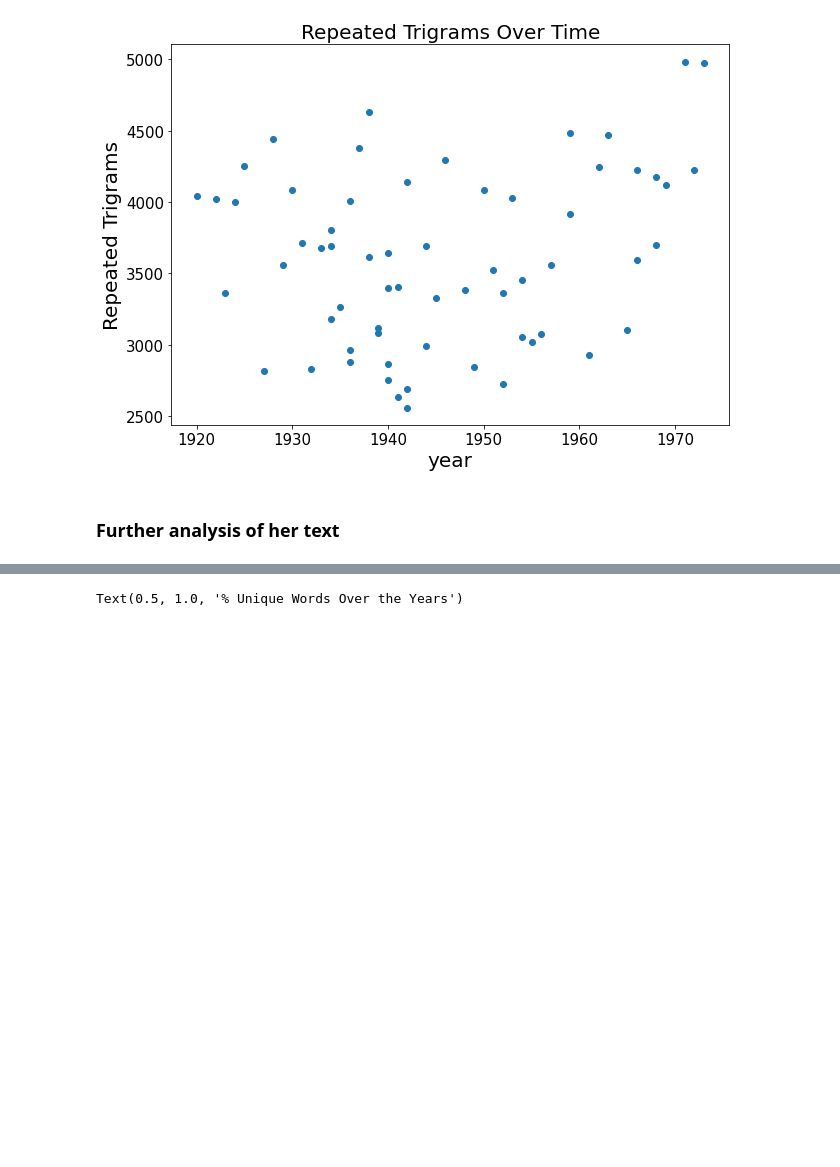
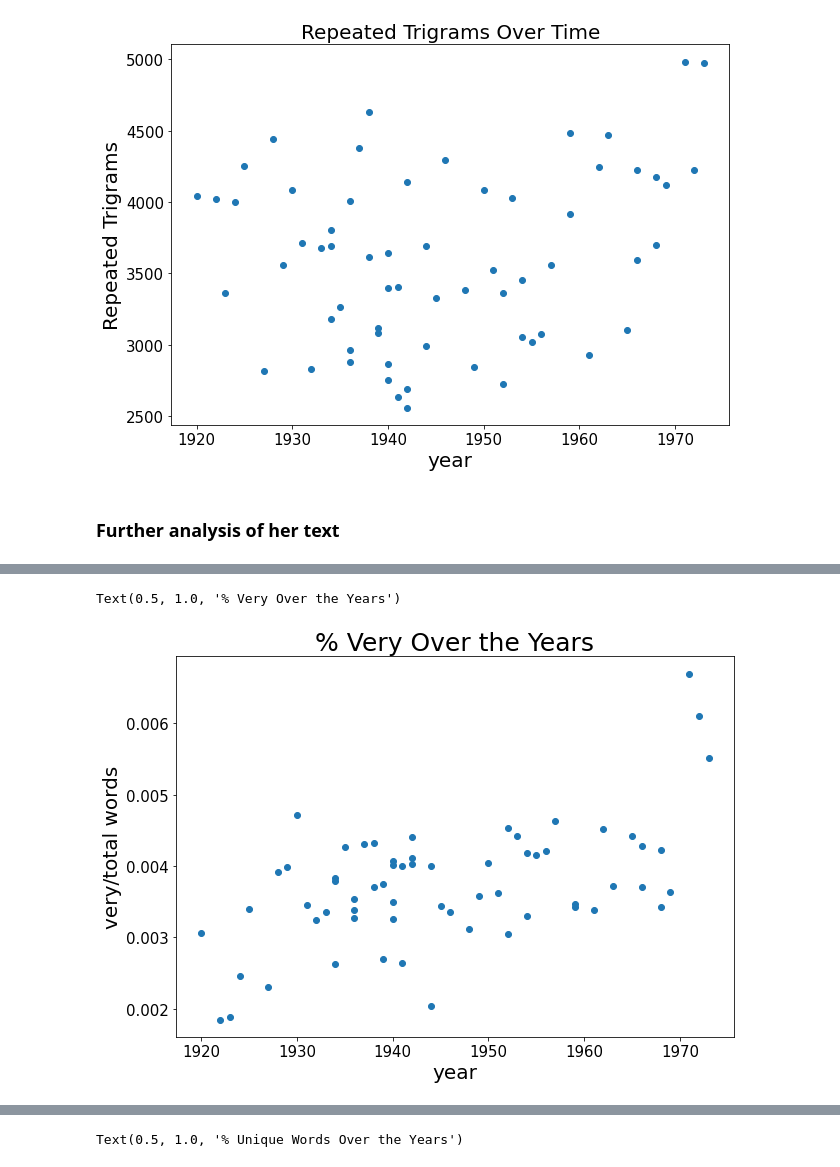
Before and after one commit to kathleenisrad/agatha-christie-nlp, a Jupyter notebook: 02-EDA.ipynb, the cells around one changed output, grey strips where cells are left out. Drawn from its saved outputs; the diff is of its cells as text; code cells hidden in the pictures; blank space fills up the shorter version.

```diff
--- a/02-EDA.ipynb
+++ b/02-EDA.ipynb
@@ -112,0 +153,11 @@ Text(0, 0.5, 'Repeated Trigrams')
+# %%
+plt.figure(figsize=[10,7])
+plt.scatter(df['year_written'], df['%_very'])
+plt.xticks(size=15)
+plt.yticks(size=15)
+plt.xlabel('year', size = 20)
+plt.ylabel('very/total words', size = 20)
+plt.title('% Very Over the Years', size = 25)
+# %% [output]
+Text(0.5, 1.0, '% Very Over the Years')
+[figure, added]
```
Also changed, not shown: parts of 8 cells of this notebook, 4 other files.
